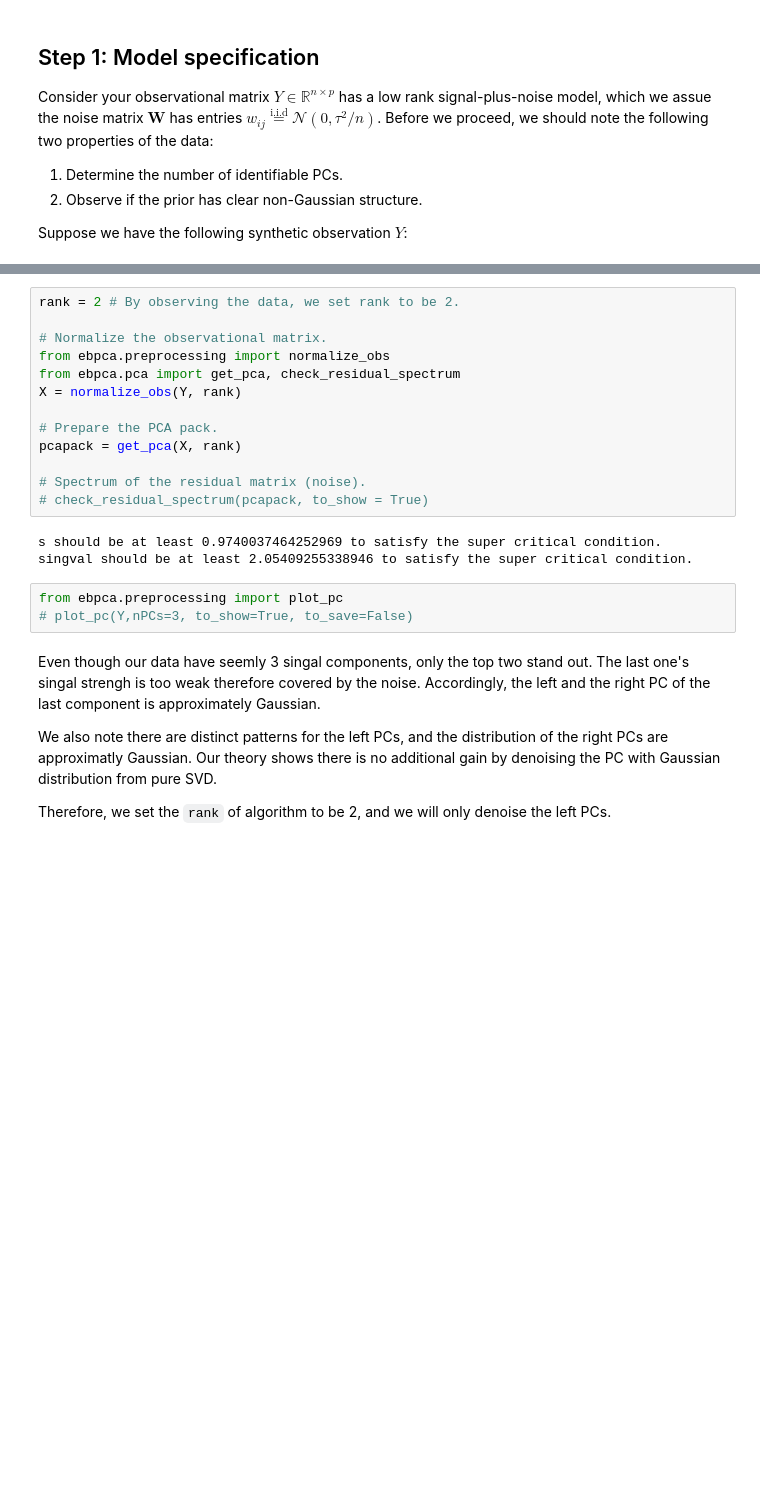
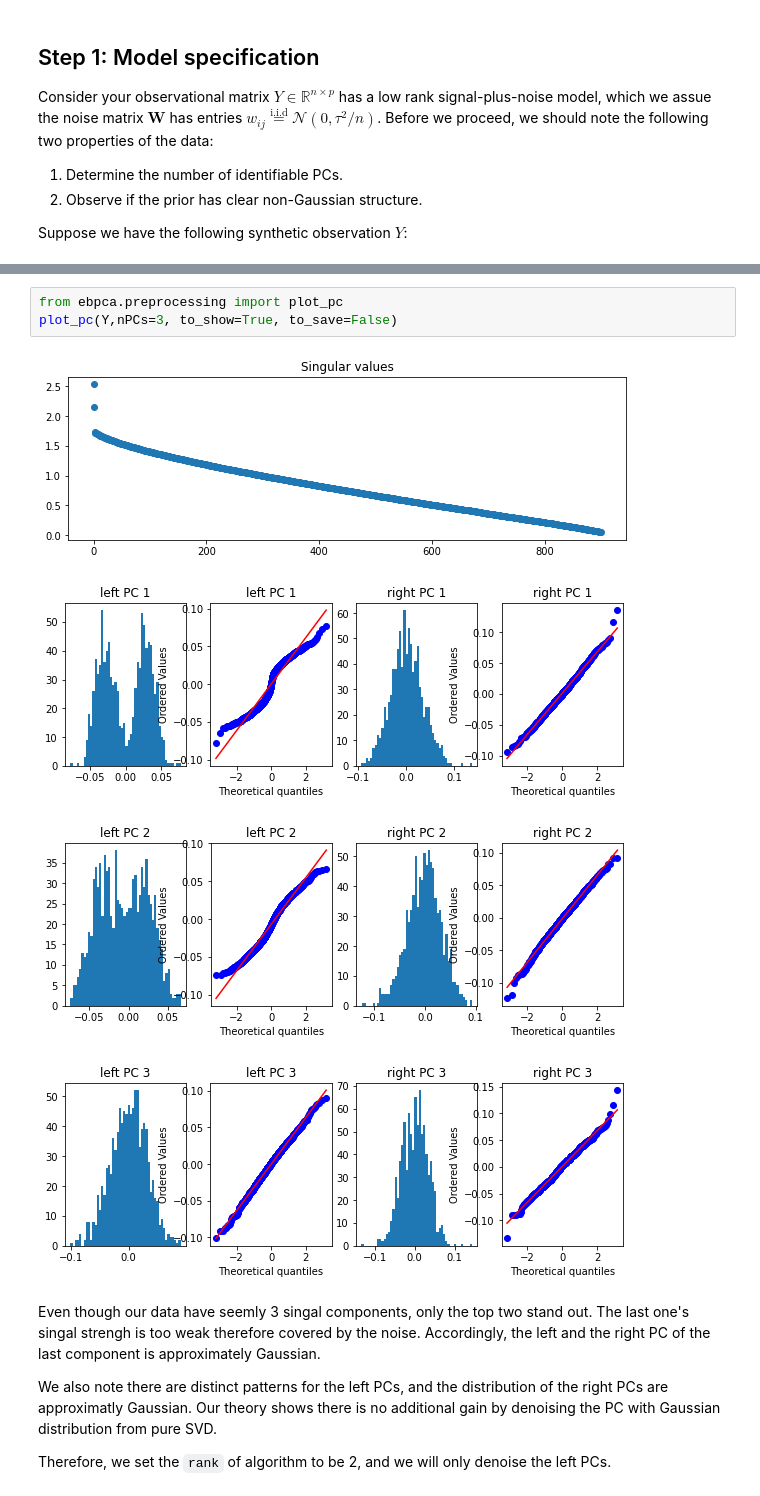
Before and after one commit to TraceyZhong/EBPCA, a Jupyter notebook: tutorial.ipynb, the cells around one changed output, grey strips where cells are left out. Drawn from its saved outputs; the diff is of its cells as text; blank space fills up the shorter version.

```diff
--- a/tutorial.ipynb
+++ b/tutorial.ipynb
@@ -36,25 +29,14 @@ W = np.random.normal(size = n * p).reshape((n,p)) / np.sqrt(n) * tau
 
 # observational matrix
 Y = Ustar * signals @ Vstar.T/n + W
-# %%
-rank = 2 # By observing the data, we set rank to be 2.
-
-# Normalize the observational matrix.
-from ebpca.preprocessing import normalize_obs
-from ebpca.pca import get_pca, check_residual_spectrum
-X = normalize_obs(Y, rank)
-
-# Prepare the PCA pack.
-pcapack = get_pca(X, rank)
-
-# Spectrum of the residual matrix (noise).
-# check_residual_spectrum(pcapack, to_show = True)
-# %% [output]
-s should be at least 0.9740037464252969 to satisfy the super critical condition.
-singval should be at least 2.05409255338946 to satisfy the super critical condition.
 # %%
 from ebpca.preprocessing import plot_pc
-# plot_pc(Y,nPCs=3, to_show=True, to_save=False)
+plot_pc(Y,nPCs=3, to_show=True, to_save=False)
+# %% [output]
+[figure, added]
+[figure, added]
+[figure, added]
+[figure, added]
 # %% [markdown]
 Even though our data have seemly 3 singal components, only the top two stand out. The last one's singal strengh is too weak therefore covered by the noise. Accordingly, the left and the right PC of the last component is approximately Gaussian.
 
```
Also changed, not shown: parts of 6 cells of this notebook, 5 other files.
